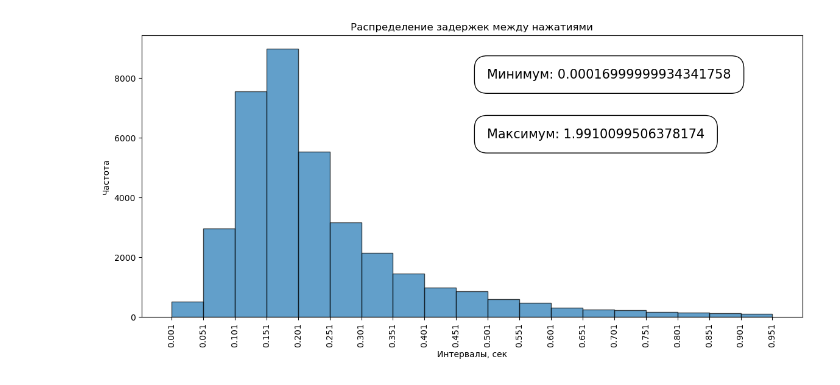
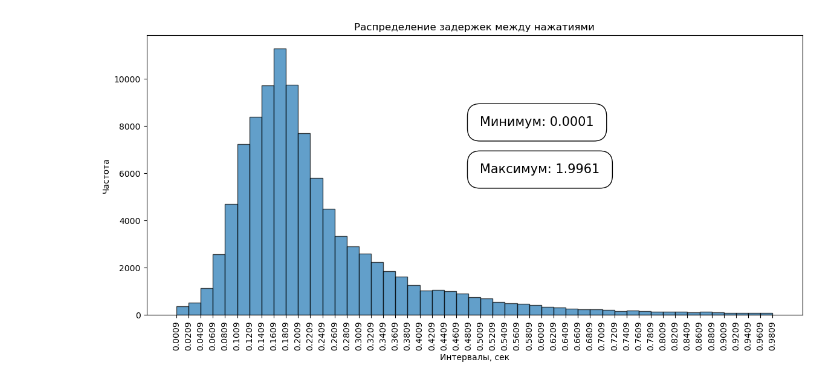
Before and after one commit to AleksandrBelous/AI-Handwriting-Analyzer, a Jupyter notebook: NN_article.ipynb, the cells around one changed output. Drawn from its saved outputs; the diff is of its cells as text; code cells hidden in the pictures.

```diff
--- a/NN_article.ipynb
+++ b/NN_article.ipynb
@@ -8,16 +8,19 @@ import numpy as np
 with open('datasets.txt', 'r') as file:
     records = [line.rstrip().split(' ') for line in file]
 # print(type(records))
+bad_article_records = []
 for line in records:
     # print(line)
-    for i in range(len(line)):
-        if '.' in line[i]:
-            line[i] = '99999.0'
+    if '99999.0' not in line:
+        for i in range(len(line)):
+            if '.' in line[i]:
+                line[i] = f"{(float(line[i]) + np.random.uniform(0.6, 1.1)):.4f}"
+        bad_article_records.append(line)
     # print(line)
 # for line in records:
-    # print(line)
-with open('datasets_bad_long.txt', 'w') as file:
-    for line in records:
+# print(line)
+with open('datasets_bad_article.txt', 'w') as file:
+    for line in bad_article_records:
         s = ' '.join(line) + '\n'
         file.write(s)
 
@@ -48,9 +51,9 @@ def get_X(datasets_file: str):
             # print(line)
             for i in range(0, n - step, step):
                 X.append(np.array([np.float32(x) for x in line[i:i + step + 1]]))
-        else:
-            x = line[0]
-            X.append(np.array([np.float32(x), np.float32(np.random.uniform(1.0, 4.0)), np.float32(x)]))
+        # else:
+        #     x = line[0]
+        #     X.append(np.array([np.float32(x), np.float32(np.random.uniform(1.0, 4.0)), np.float32(x)]))
     X = np.vstack(X)
     return X
 # %%
@@ -539,40 +542,39 @@ Prediction for 0.0011: 0.00257 -> 0
 import numpy as np
 import matplotlib.pyplot as plt
 
-# Пример данных - замените на ваши данные
 data = get_X('datasets.txt')[:, 1]
 mask = data != 99999.0
 data = data[mask]
 
 # Определение интервалов
-bins = np.arange(0.001, 1.0, 0.05)
+bins = np.arange(0.0009, 1.0, 0.02)
 
 # Построение гистограммы
 hist, bin_edges = np.histogram(data, bins=bins)
 
 # Вывод интервалов и соответствующих подсчетов
 # for i in range(len(hist)):
 #     print(f"От {bin_edges[i]} до {bin_edges[i+1]}: {hist[i]}")
 
 # Построение графика
 plt.figure(figsize=(14, 6))
 
 plt.hist(data, bins=bins, edgecolor='black', alpha=0.7)
 
 plt.xlabel('Интервалы, сек')
 plt.ylabel('Частота')
 plt.title('Распределение задержек между нажатиями')
 
 # plt.xticks(bins)
 plt.xticks(bins, rotation=90)  # Установка меток оси X и их поворот на 90 градусов для лучшей читаемости
 # plt.grid(axis='x', linestyle='--')  # Добавление сетки по оси X для лучшей визуализации
 
 # Добавление рамки с минимальным и максимальным значениями
 # Добавление рамки с минимальным и максимальным значениями
 # print(data.min(), data.max())
-plt.text(0.5, 8000, f"Минимум: {data.min()}", fontsize=15, ha='left', bbox=dict(facecolor='none', edgecolor='black', boxstyle='round,pad=1'))
-plt.text(0.5, 6000, f"Максимум: {data.max()}", fontsize=15, ha='left', bbox=dict(facecolor='none', edgecolor='black', boxstyle='round,pad=1'))
+plt.text(0.5, 8000, f"Минимум: {data.min():.4f}", fontsize=15, ha='left', bbox=dict(facecolor='none', edgecolor='black', boxstyle='round,pad=1'))
+plt.text(0.5, 6000, f"Максимум: {data.max():.4f}", fontsize=15, ha='left', bbox=dict(facecolor='none', edgecolor='black', boxstyle='round,pad=1'))
 
 plt.show()
 # %% [output]
-[figure, old version]
+[figure, new version]
```
Also changed, not shown: parts of 2 cells of this notebook, 3 other files.
